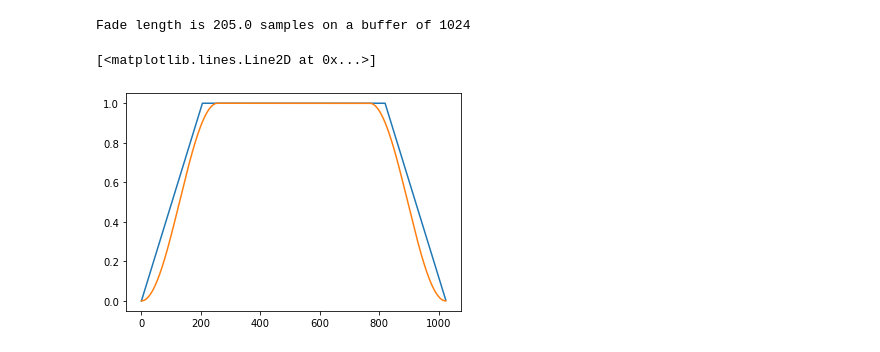
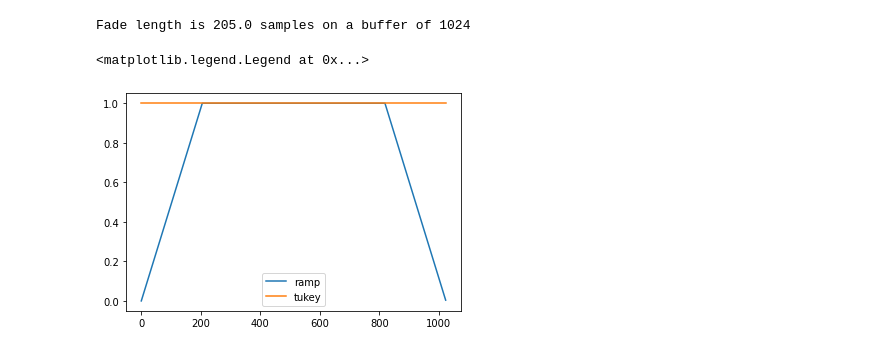
Before and after one commit to LCAV/crazyflie-audio, a Jupyter notebook: python/tapering_window.ipynb, the cells around one changed output. Drawn from its saved outputs; the diff is of its cells as text; code cells hidden in the pictures.

Commit message:
Remove tapering window and change simulated data

```diff
--- a/python/tapering_window.ipynb
+++ b/python/tapering_window.ipynb
@@ -28,14 +28,16 @@ ramp_window = np.concatenate([fade_in,constant_section, 1-fade_in])
 # %% [output]
 Fade length is 205.0 samples on a buffer of 1024
 # %%
-#Tukey
-tukey_window = signal.tukey(buffer_length)
+# Tukey
+tukey_window = signal.tukey(buffer_length, alpha=fade_length_ratio)
+tukey_window = np.ones(buffer_length)
 # %%
-plt.plot(ramp_window)
-plt.plot(tukey_window)
+plt.plot(ramp_window, label="ramp")
+plt.plot(tukey_window, label="tukey")
+plt.legend()
 # %% [output]
-[<matplotlib.lines.Line2D at 0x...>]
+<matplotlib.legend.Legend at 0x...>
-[figure, old version]
+[figure, new version]
 # %%
 fname = f"{out_dir}/{out_name}"
 
```
Also changed, not shown: parts of 3 cells of this notebook, 4 other files.
